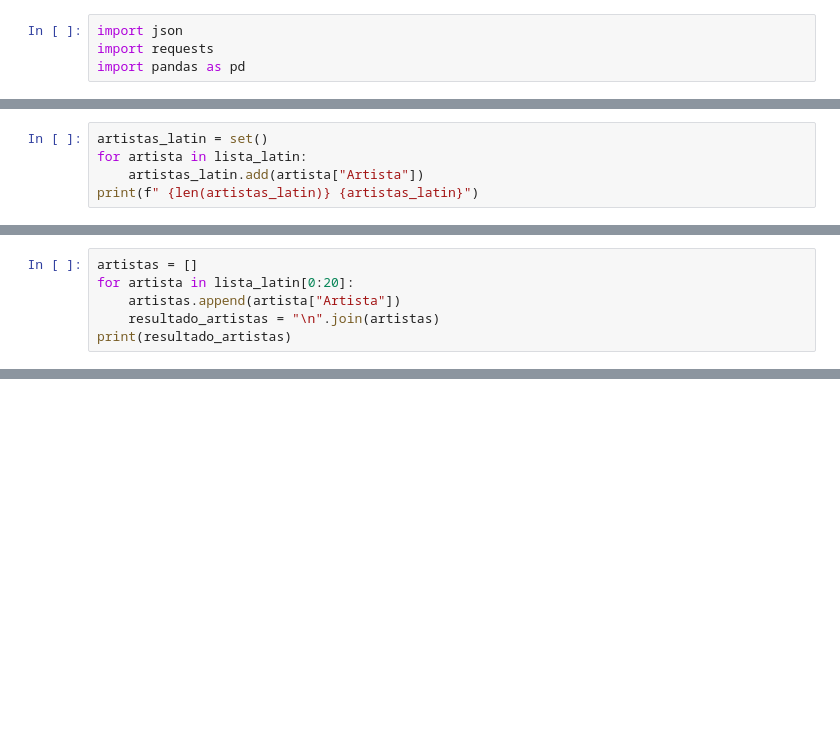
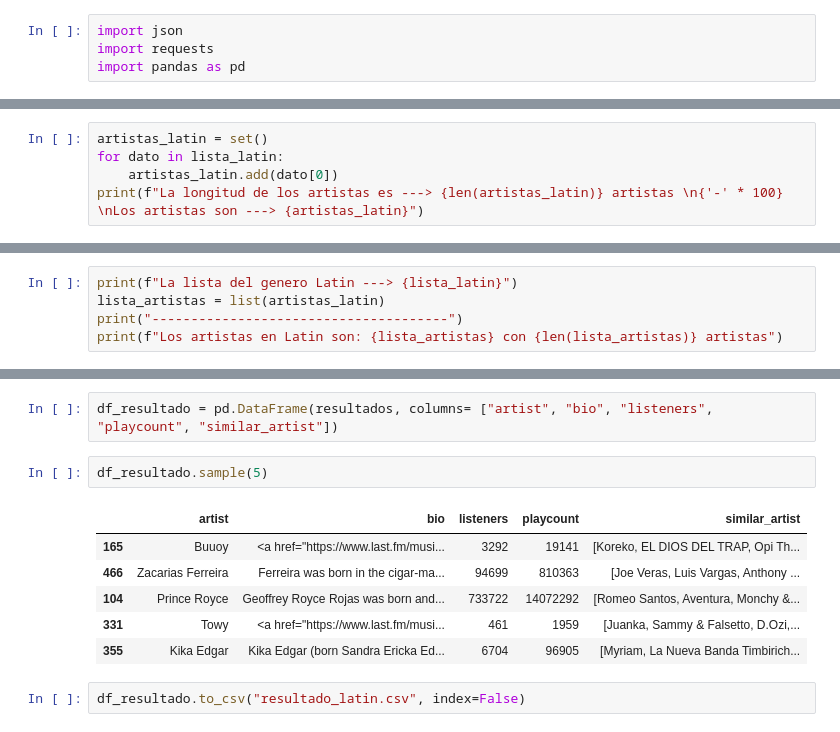
Before and after one commit to janirasl/adalab-proyecto2-promo65-modulo2-team3, a Jupyter notebook: latin/latin.ipynb, the cells around one changed output, grey strips where cells are left out. Saved outputs shown, nothing was run; the diff lists cells and outputs as text; blank space fills up the shorter version.

Commit message:
latin

```diff
--- a/latin/latin.ipynb
+++ b/latin/latin.ipynb
@@ -33,6 +34,6 @@ print(lista_latin)
 # %%
 artistas_latin = set()
-for artista in lista_latin:
-    artistas_latin.add(artista["Artista"])
-print(f" {len(artistas_latin)} {artistas_latin}")
+for dato in lista_latin:
+    artistas_latin.add(dato[0])
+print(f"La longitud de los artistas es ---> {len(artistas_latin)} artistas \n{'-' * 100} \nLos artistas son ---> {artistas_latin}")
 # %% [output]
@@ -39,0 +43,5 @@ print(f" {len(artistas_latin)} {artistas_latin}")
+# %%
+print(f"La lista del genero Latin ---> {lista_latin}")
+lista_artistas = list(artistas_latin)
+print("--------------------------------------")
+print(f"Los artistas en Latin son: {lista_artistas} con {len(lista_artistas)} artistas")
@@ -57,9 +71,3 @@ Hasta aqui, revisado
-# %%
-artistas = []
-for artista in lista_latin[0:20]:
-    artistas.append(artista["Artista"])
-    resultado_artistas = "\n".join(artistas)
-print(resultado_artistas)
 # %%
 API_KEY = "23b77816bcd74ca99bfab67b0e314dd0"
 
@@ -124,0 +122,13 @@ llamar_artista("Bad Bunny")
+# %%
+df_resultado = pd.DataFrame(resultados, columns= ["artist", "bio", "listeners", "playcount", "similar_artist"])
+# %%
+df_resultado.sample(5)
+# %% [output]
+|  | artist | bio | listeners | playcount | similar_artist |
+| 165 | Buuoy | <a href="https://www.last.fm/musi... | 3292 | 19141 | [Koreko, EL DIOS DEL TRAP, Opi Th... |
+| 466 | Zacarias Ferreira | Ferreira was born in the cigar-ma... | 94699 | 810363 | [Joe Veras, Luis Vargas, Anthony ... |
+| 104 | Prince Royce | Geoffrey Royce Rojas was born and... | 733722 | 14072292 | [Romeo Santos, Aventura, Monchy &... |
+| 331 | Towy | <a href="https://www.last.fm/musi... | 461 | 1959 | [Juanka, Sammy & Falsetto, D.Ozi,... |
+| 355 | Kika Edgar | Kika Edgar (born Sandra Ericka Ed... | 6704 | 96905 | [Myriam, La Nueva Banda Timbirich... |
+# %%
+df_resultado.to_csv("resultado_latin.csv", index=False)
```
Also changed, not shown: parts of 15 cells of this notebook, 3 other files.
